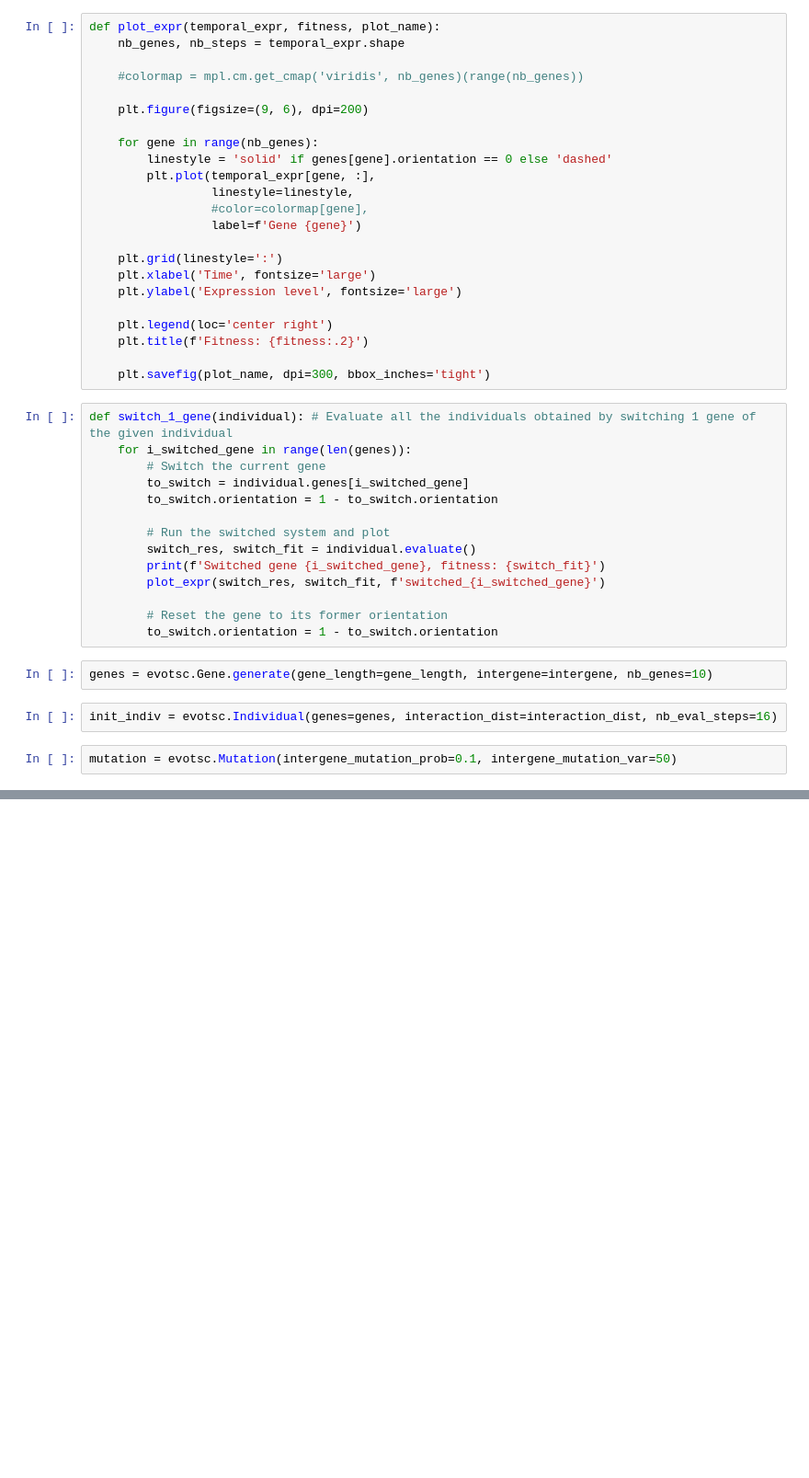
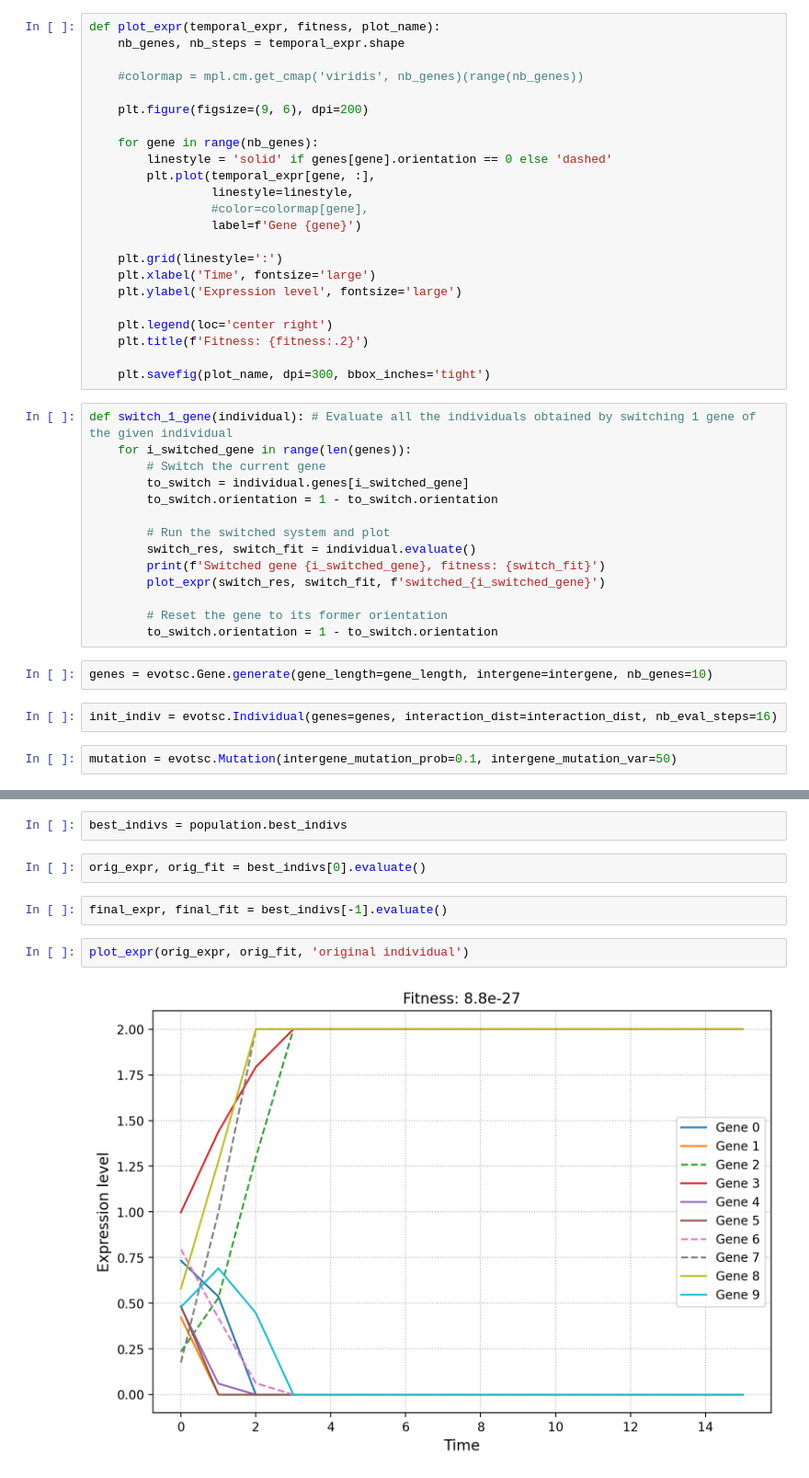
Before and after one commit to tgrohens/evotsc, a Jupyter notebook: EvoTSC.ipynb, the cells around one changed output, grey strips where cells are left out. Shown at 92% size. Drawn from its saved outputs; the diff is of its cells as text; blank space fills up the shorter version.

```diff
--- a/EvoTSC.ipynb
+++ b/EvoTSC.ipynb
@@ -147 +98,11 @@ expr, fit = population[0].evaluate()
+# %%
+best_indivs = population.best_indivs
+# %%
+orig_expr, orig_fit = best_indivs[0].evaluate()
+# %%
+final_expr, final_fit = best_indivs[-1].evaluate()
+# %%
+plot_expr(orig_expr, orig_fit, 'original individual')
+# %% [output]
+[figure, added]
 # %%
```
Also changed, not shown: parts of 10 cells of this notebook.
